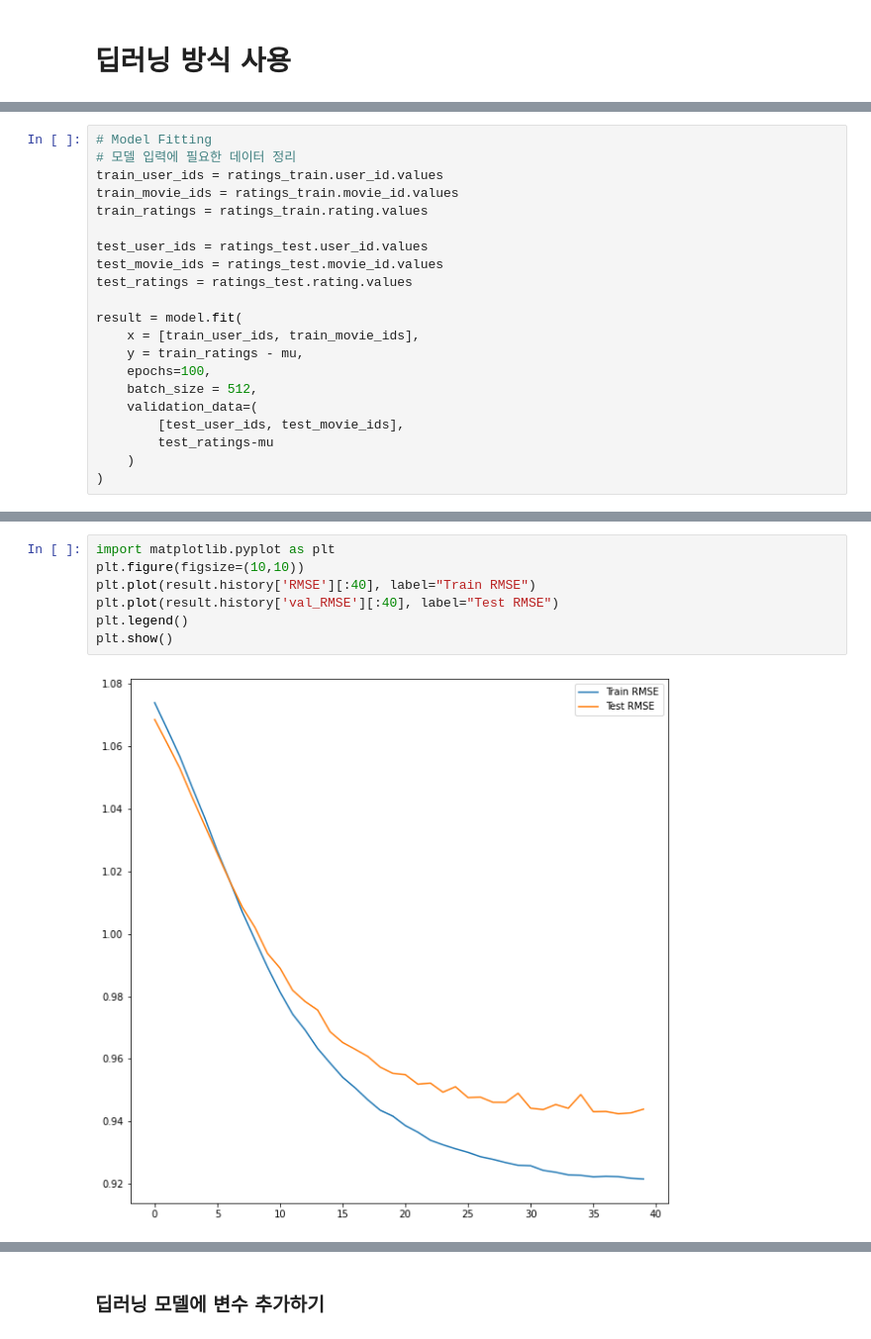
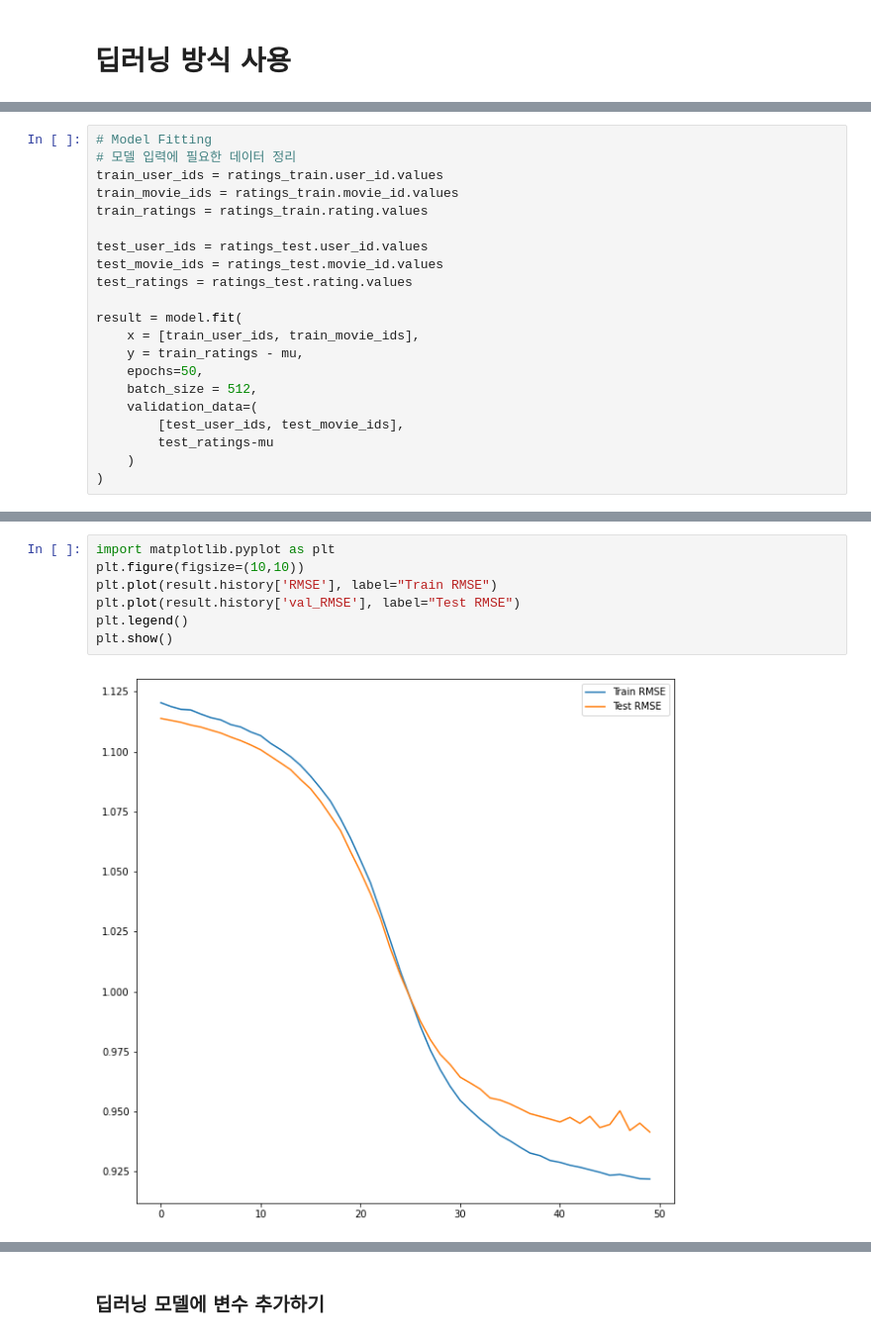
Before and after one commit to sangjinsu/personalized-recommendation-system, a Jupyter notebook: 딥러닝을적용한추천시스템.ipynb, the cells around one changed output, grey strips where cells are left out. Shown at 99% size. Cells and saved outputs as stored; diff of their text form.

```diff
--- a/딥러닝을적용한추천시스템.ipynb
+++ b/딥러닝을적용한추천시스템.ipynb
@@ -271,7 +271,7 @@ test_ratings = ratings_test.rating.values
 result = model.fit(
     x = [train_user_ids, train_movie_ids],
     y = train_ratings - mu,
-    epochs=100,
+    epochs=50,
     batch_size = 512,
     validation_data=(
         [test_user_ids, test_movie_ids],
@@ -299,9 +299,9 @@ Epoch 100/100
 # %%
 import matplotlib.pyplot as plt
 plt.figure(figsize=(10,10))
-plt.plot(result.history['RMSE'][:40], label="Train RMSE")
-plt.plot(result.history['val_RMSE'][:40], label="Test RMSE")
+plt.plot(result.history['RMSE'], label="Train RMSE")
+plt.plot(result.history['val_RMSE'], label="Test RMSE")
 plt.legend()
 plt.show()
 # %% [output]
-[figure, old version]
+[figure, new version]
```
Also changed, not shown: parts of 9 cells of this notebook, 1 other file.
